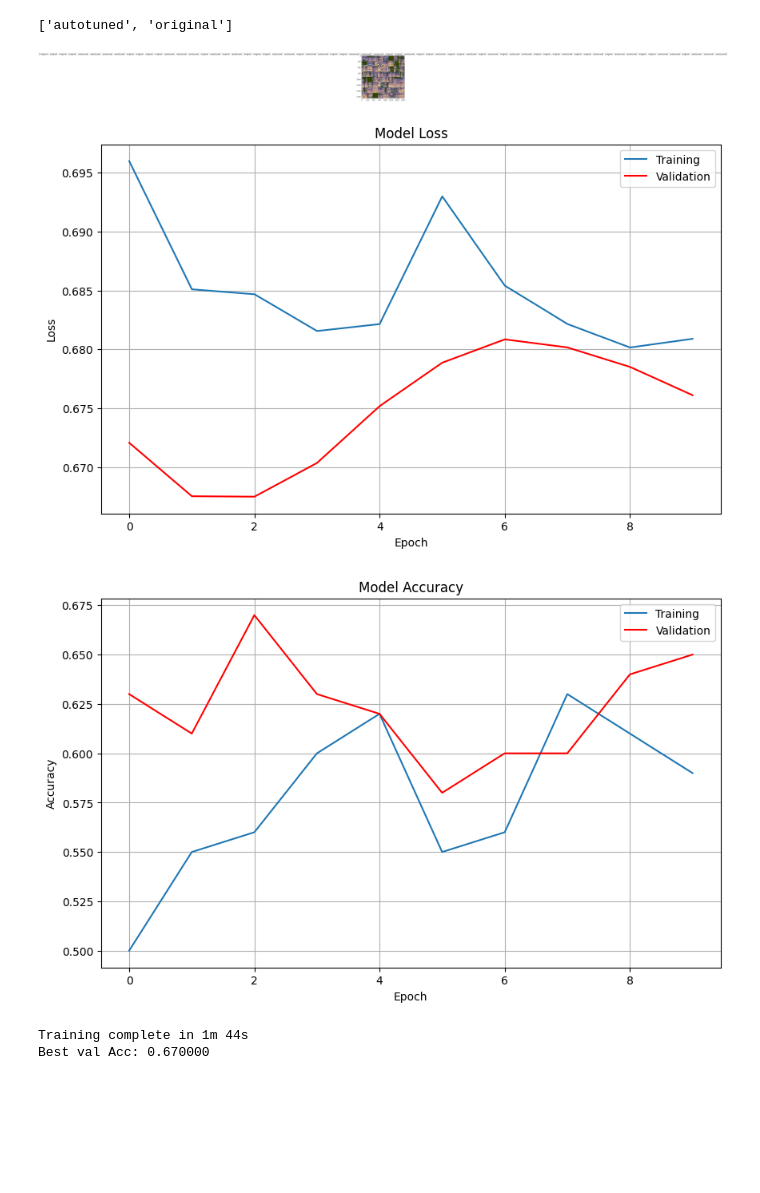
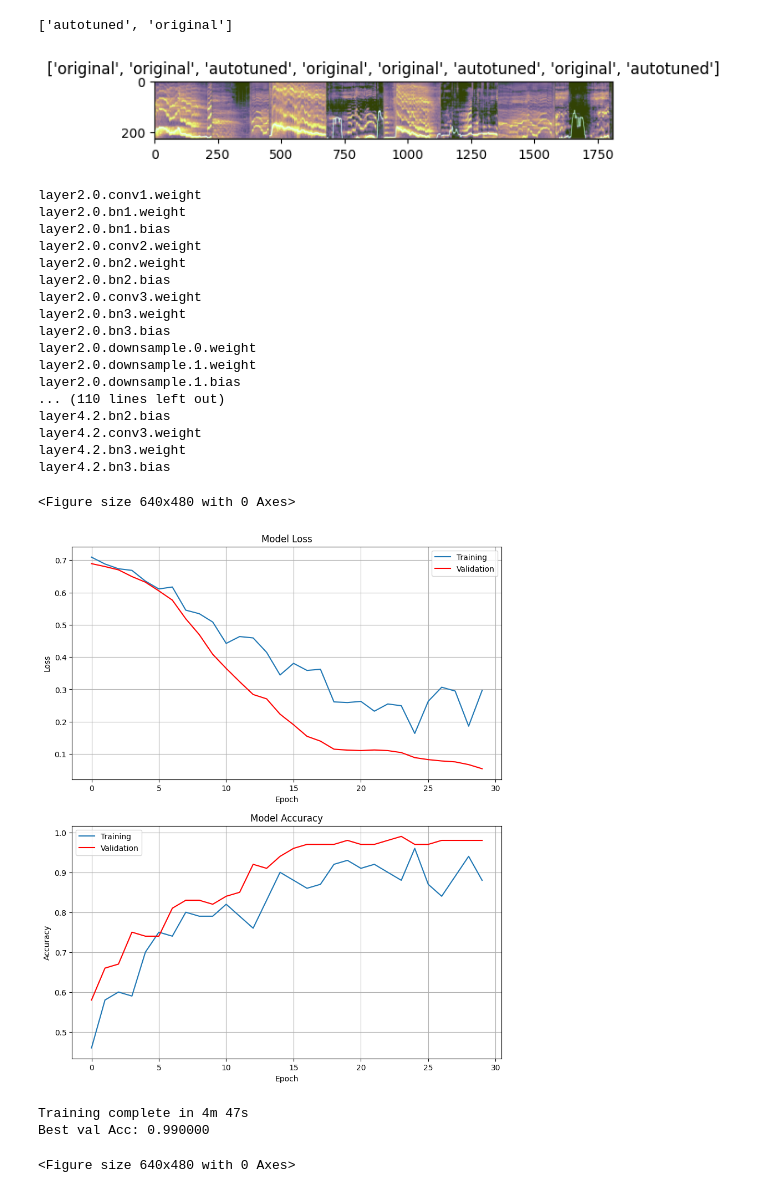
Before and after one commit to Mark123M/pitch-correction-analysis, a Jupyter notebook: model.ipynb, the cells around one changed output. Saved outputs shown, nothing was run; the diff lists cells and outputs as text; code cells hidden in the pictures; blank space fills up the shorter version.

```diff
--- a/model.ipynb
+++ b/model.ipynb
@@ -44,7 +44,7 @@ data_dir = 'image_data3' #'image_data2' #'hymenoptera_data'
 image_datasets = {x: datasets.ImageFolder(os.path.join(data_dir, x),
                                           data_transforms[x])
                   for x in ['training', 'test']}
-dataloaders = {x: data.DataLoader(image_datasets[x], batch_size=64,
+dataloaders = {x: data.DataLoader(image_datasets[x], batch_size=8,
                                              shuffle=True, num_workers=8)
               for x in ['training', 'test']}
 dataset_sizes = {x: len(image_datasets[x]) for x in ['training', 'test']}
@@ -74,7 +74,7 @@ out = torchvision.utils.make_grid(inputs)
 
 imshow(out, title=[class_names[x] for x in classes])
 # %% [output]
-[figure, old version]
+[figure, new version]
 # %%
 from IPython.display import clear_output
 
@@ -143,7 +143,8 @@ def train_model(model, criterion, optimizer, num_epochs=25):
                     torch.save(model.state_dict(), best_model_params_path)
 
             clear_output(wait=True)
-            plt.figure(figsize=(10, 6))
+            plt.figure(figsize=(10, 12))
+            plt.subplot(2, 1, 1)
             plt.plot(epochs, losses['training'], label='Training')
             plt.plot(epochs, losses['test'], label='Validation', color='red')
             plt.title('Model Loss')
@@ -151,9 +152,8 @@ def train_model(model, criterion, optimizer, num_epochs=25):
             plt.ylabel('Loss')
             plt.legend()
             plt.grid(True)
-            plt.show()
 
-            plt.figure(figsize=(10, 6))
+            plt.subplot(2, 1, 2)
             plt.plot(epochs, accs['training'], label='Training')
             plt.plot(epochs, accs['test'], label='Validation', color='red')
             plt.title('Model Accuracy')
@@ -162,7 +162,6 @@ def train_model(model, criterion, optimizer, num_epochs=25):
             plt.legend()
             plt.grid(True)
             plt.show()
-
             print()
 
         time_elapsed = time.time() - since
@@ -203,11 +202,11 @@ model = models.resnet50(weights='DEFAULT') # 150 layers
 for param in model.parameters():
     param.requires_grad = False
 
-#for name, param in model.named_parameters():
-#    if "layer2" in name or "layer3" in name or "layer4" in name:
-#        print(name)
-#        param.requires_grad = True
-#model.avgpool.requires_grad_(True)
+for name, param in model.named_parameters():
+    if "layer2" in name or "layer3" in name or "layer4" in name:
+        print(name)
+        param.requires_grad = True
+model.avgpool.requires_grad_(True)
 
 num_features = model.fc.in_features
 model.fc = nn.Linear(num_features, 2)
@@ -215,7 +214,7 @@ model = model.to(device)
 #model = torch.compile(model)
 
 criterion = nn.CrossEntropyLoss()
-optimizer = optim.AdamW(model.parameters(), lr=1e-4)
+optimizer = optim.AdamW(model.parameters(), lr=5e-5, weight_decay=0)
 #lr_schedule = optim.lr_scheduler.ConstantLR(optimizer, factor=1.0, total_iters=5)
 
 #@torch.compile(fullgraph=False)
@@ -233,11 +232,30 @@ optimizer = optim.AdamW(model.parameters(), lr=1e-4)
 #outputs = model(inputs)
 #loss = criterion(outputs, labels)
 #print(loss.item())
+# %% [output]
+layer2.0.conv1.weight
+layer2.0.bn1.weight
+layer2.0.bn1.bias
+layer2.0.conv2.weight
+layer2.0.bn2.weight
+layer2.0.bn2.bias
+layer2.0.conv3.weight
+layer2.0.bn3.weight
+layer2.0.bn3.bias
+layer2.0.downsample.0.weight
+layer2.0.downsample.1.weight
+layer2.0.downsample.1.bias
+... (110 lines left out)
+layer4.2.bn2.bias
+layer4.2.conv3.weight
+layer4.2.bn3.weight
+layer4.2.bn3.bias
 # %%
 total_epochs = 0
-model_conv = train_model(model, criterion, optimizer, num_epochs=10)
+model_conv = train_model(model, criterion, optimizer, num_epochs=30)
 # %% [output]
+<Figure size 640x480 with 0 Axes>
-[figure, old version]
+[figure, new version]
-[figure, removed]
-Training complete in 1m 44s
-Best val Acc: 0.670000
+Training complete in 4m 47s
+Best val Acc: 0.990000
+<Figure size 640x480 with 0 Axes>
```
Also changed, not shown: 1 other file.
